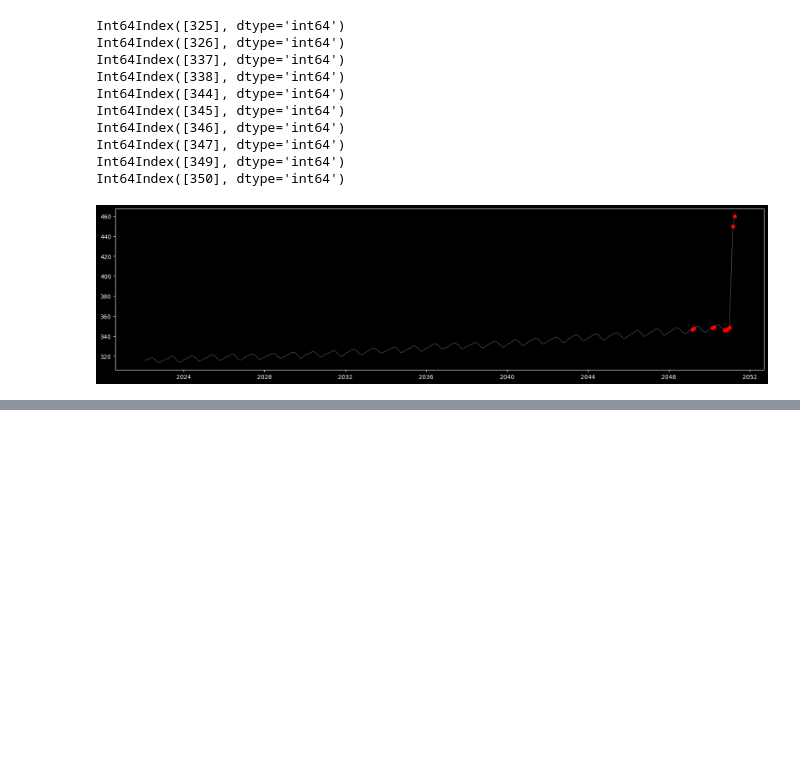
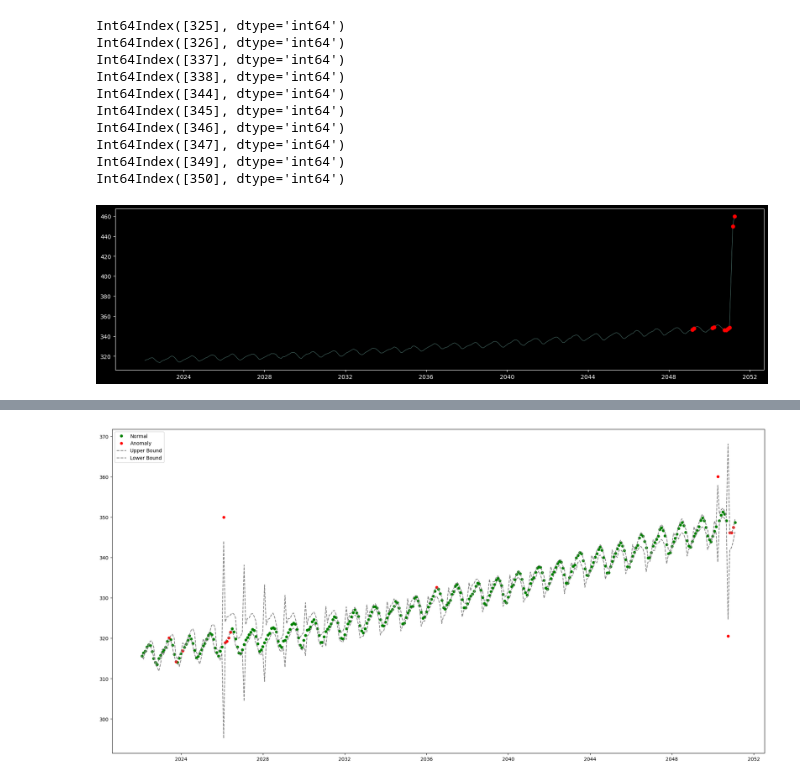
Before and after one commit to gw011211/AD_study, a Jupyter notebook: Chap2.여러 방법론 정리.ipynb, the cells around one changed output, grey strips where cells are left out. Saved outputs shown, nothing was run; the diff lists cells and outputs as text; code cells hidden in the pictures; blank space fills up the shorter version.

```diff
--- a/Chap2.여러 방법론 정리.ipynb
+++ b/Chap2.여러 방법론 정리.ipynb
@@ -1142,0 +1319,68 @@ plt.plot(co2, 'or', markevery=[325, 326, 337, 338, 344, 345, 346, 347, 349, 350]
+# %%
+from statsmodels.tsa.holtwinters import ExponentialSmoothing
+
+temp_df = co2
+train_df = co2
+
+# ES 모델 생성, 학습. -> 전체 데이터에 대해 예측
+# additive는 경향성이 일정함을 의미하고, 경향성 변동폭이 있을 때는 multiplicative 활용
+
+model = ExponentialSmoothing(train_df, trend='additive', seasonal='additive').fit()
+
+prediction = model.predict(start=temp_df.index[0], end=temp_df.index[-1])
+
+PERIOD = 12
+GAMMA = 0.4
+SF = 1.96
+UB = []
+LB = []
+
+# 실측치와 예측치 비교
+difference_array = []
+dt = []
+difference_table = {"actual":temp_df, "predicted":prediction, "difference":difference_array,
+                    "UB":UB, "LB":LB}
+
+# brutlag 알고리즘
+for i in range(len(prediction)):
+    diff = temp_df.iloc[i]-prediction.iloc[i]
+    if i < PERIOD:
+        dt.append(GAMMA*abs(diff))
+    else:
+        dt.append(GAMMA*abs(diff) + (1-GAMMA)*dt[i-PERIOD])
+
+# 저장된 실측/결측 차이를 예측치의 95% 신뢰구간으로 반영하여 upper, lower 계산
+    difference_array.append(diff)
+    UB.append(prediction[i]+SF*dt[i])
+    LB.append(prediction[i]-SF*dt[i])
+
+
+normal = []
+normal_date = []
+anomaly = []
+anomaly_date = []
+
+# 신뢰구간 벗어나는지 판단
+for i in range(len(temp_df.index)):
+    if ((UB[i] <= temp_df.iloc[i]).bool() or (LB[i] >= temp_df.iloc[i]).bool()) and i > PERIOD:
+        anomaly_date.append(temp_df.index[i])
+        anomaly.append(temp_df.iloc[i][0])
+    else:
+        normal_date.append(temp_df.index[i])
+        normal.append(temp_df.iloc[i][0])
+
+anomaly = pd.DataFrame({"date": anomaly_date, "value": anomaly})
+anomaly.set_index('date', inplace=True)
+normal = pd.DataFrame({"date": normal_date, "value": normal})
+normal.set_index('date', inplace=True)
+
+# plotting
+plt.figure(figsize=(24,12))
+plt.plot(normal.index, normal, 'o', color='green', markersize=5)
+plt.plot(anomaly.index, anomaly, 'o', color='red', markersize=5)
+plt.plot(temp_df.index, UB, linestyle='--', color='grey')
+plt.plot(temp_df.index, LB, linestyle='--', color='grey')
+plt.legend(['Normal', 'Anomaly', 'Upper Bound', 'Lower Bound'])
+plt.show()
+# %% [output]
+[figure, added]
```
Also changed, not shown: parts of 16 cells of this notebook.
